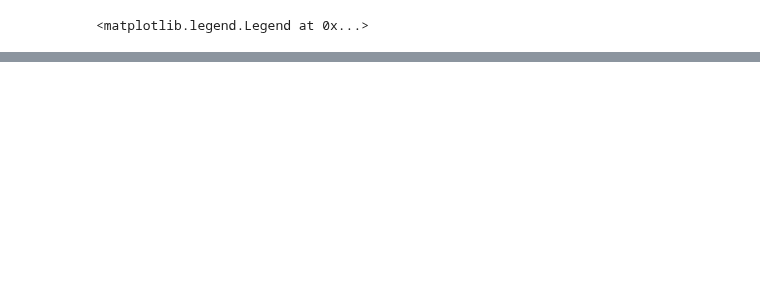
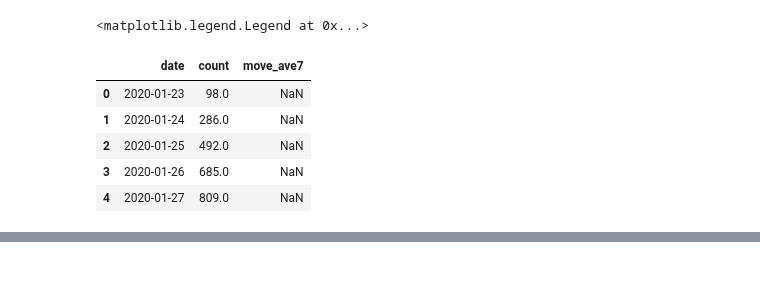
Before and after one commit to marzg510/data-analyze-covid-19, a Jupyter notebook: covid-19-global-daily-04.ipynb, the cells around one changed output, grey strips where cells are left out. Cells and saved outputs as stored; diff of their text form; code cells hidden in the pictures; blank space fills up the shorter version.

Commit message:
update global

```diff
--- a/covid-19-global-daily-04.ipynb
+++ b/covid-19-global-daily-04.ipynb
@@ -74,3 +74,20 @@ plt.legend()
 [interactive output not drawn]
 [interactive output not drawn]
 <matplotlib.legend.Legend at 0x...>
+# %%
+trans = pd.DataFrame()
+trans["date"] = global_df.iloc[1:]["date"]
+trans["count1"] = global_df["count"].iloc[1:]
+trans = trans.reset_index().drop(columns="index")
+trans["count"] = trans["count1"] - global_df["count"].iloc[0:]
+del trans["count1"]
+trans["move_ave7"] = trans["count"].rolling(7).mean()
+# %%
+trans.head()
+# %% [output]
+|  | date | count | move_ave7 |
+| 0 | 2020-01-23 | 98.0 | NaN |
+| 1 | 2020-01-24 | 286.0 | NaN |
+| 2 | 2020-01-25 | 492.0 | NaN |
+| 3 | 2020-01-26 | 685.0 | NaN |
+| 4 | 2020-01-27 | 809.0 | NaN |
```
Also changed, not shown: parts of 3 cells of this notebook, 12 other files.
